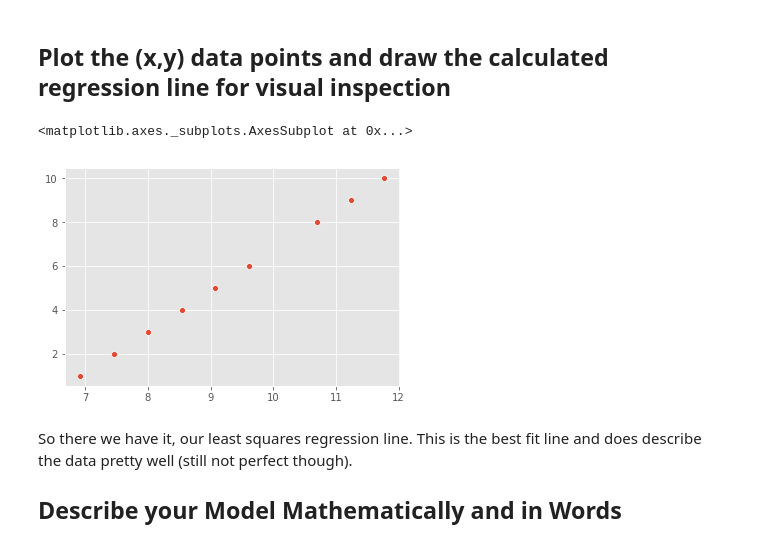
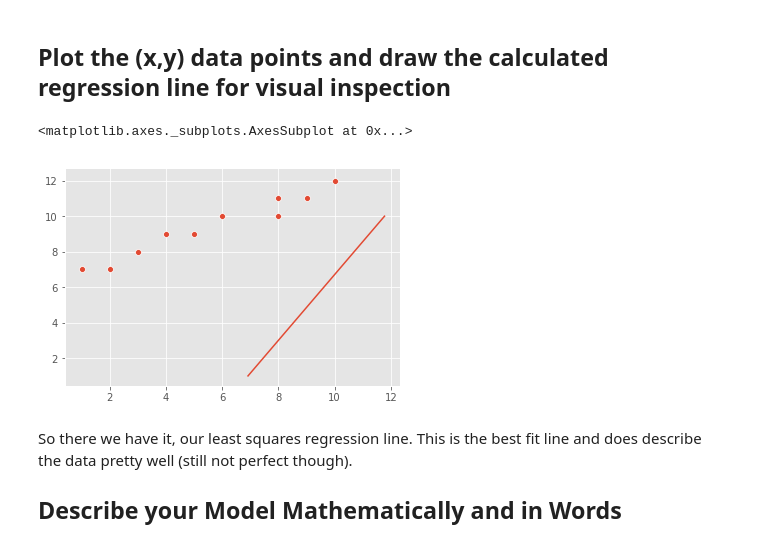
Before and after one commit to justinlee3/dsc-enterprise-hsbc-simple-linear-regression-lab-hsbc-ds-081319, a Jupyter notebook: index.ipynb, the cells around one changed output. Cells and saved outputs as stored; diff of their text form; code cells hidden in the pictures.

```diff
--- a/index.ipynb
+++ b/index.ipynb
@@ -128,10 +128,11 @@ regression_line = reg_line(m,c,X)
 ## Plot the (x,y) data points and draw the calculated regression line for visual inspection
 # %%
 # Plot data and regression line
-sns.scatteplot(regression_line, X)
+sns.lineplot(regression_line, X)
+sns.scatterplot()
 # %% [output]
 <matplotlib.axes._subplots.AxesSubplot at 0x...>
-[figure, old version]
+[figure, new version]
 # %% [markdown]
 So there we have it, our least squares regression line. This is the best fit line and does describe the data pretty well (still not perfect though).
 
```
